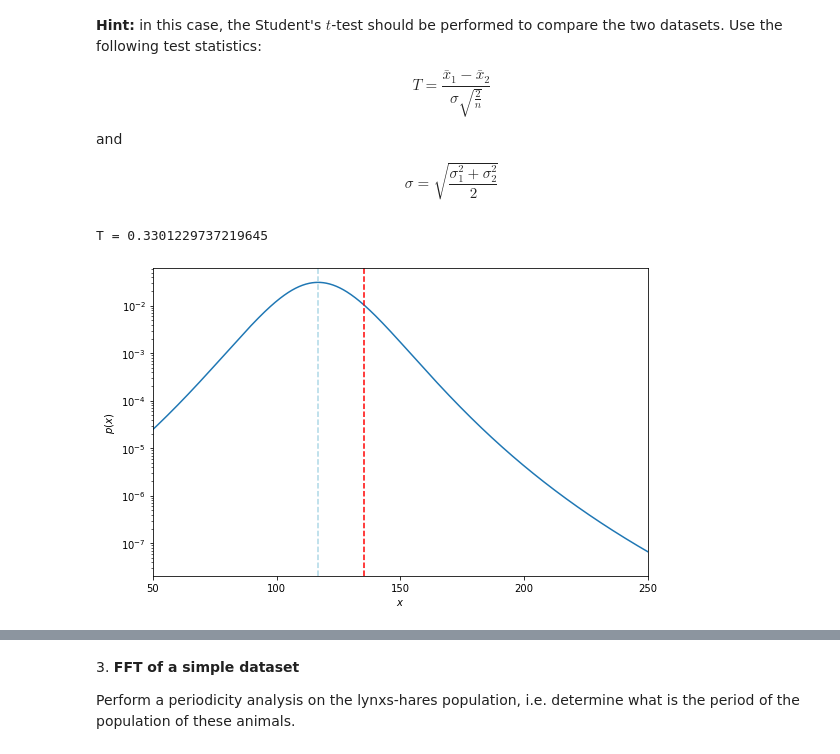
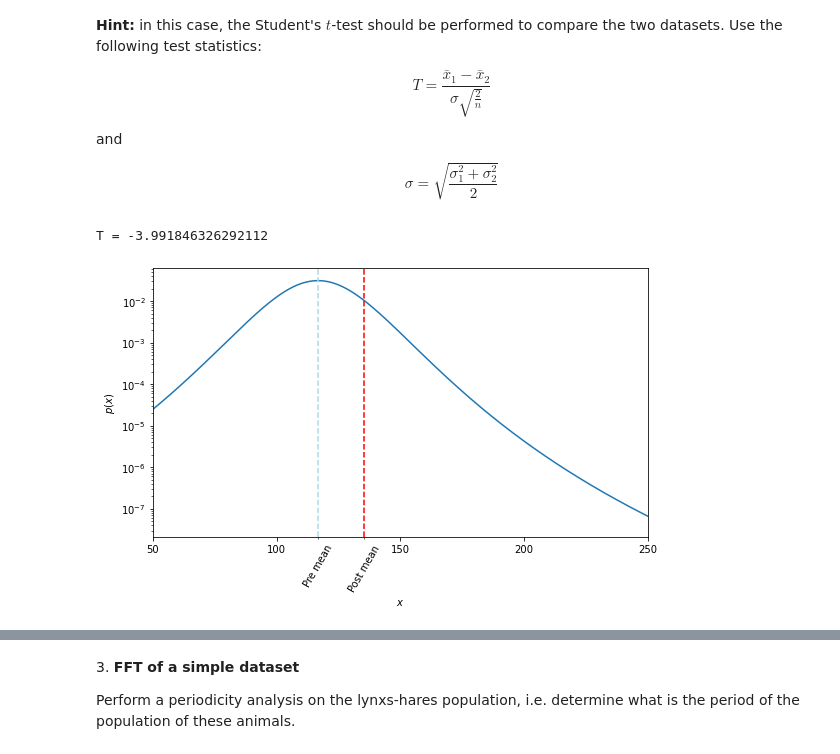
Before and after one commit to tommasoamico/LaboratoryOfComputationalPhysics_Y4, a Jupyter notebook: 09ex_algorithms.ipynb, the cells around one changed output, grey strips where cells are left out. Drawn from its saved outputs; the diff is of its cells as text; code cells hidden in the pictures.

```diff
--- a/09ex_algorithms.ipynb
+++ b/09ex_algorithms.ipynb
@@ -103,29 +103,27 @@ mu = np.mean(pre)
 n = len(post)
 post_mean = np.mean(post) # mean of the sample (which is different from mu)
 w = mu - post_mean
-sigma = np.sqrt(((np.var(post, ddof=1))**2+(np.var(pre, ddof=1))**2)/2)
+sigma = np.sqrt((np.std(pre)**2 +np.std(post)**2)/2)
 # calculate the test statistics
-T = (post_mean - mu) / (sigma * np.sqrt(2/n))
+T = (mu - np.mean(post))/(sigma*np.sqrt(2/n))
 print("T =", T)
 # %% [output]
-T = 0.3301229737219645
+T = -3.991846326292112
 # %%
 fig, ax = plt.subplots(nrows= 1, ncols=1, figsize=(8, 5))
 x = np.linspace(mu - post_mean - 5, post_mean + mu + 5, 1000)
-#x = np.linspace(mu - mu_-5, mu_ + mu+5, 1000)
-#y = stats.t.pdf(x, loc=pre.mean(), scale=pre.std() / np.sqrt(len(pre)), df=len(pre) - 1)
-#y = stats.t.pdf(x, loc=pre.mean(), scale=pre.std() / np.sqrt(len(pre)), df=len(pre) - 1)
 y = stats.t.pdf(x, loc=mu, scale=(np.std(post, ddof=1)), df=n - 1)
 ax.plot(x, y)
 ax.axvline(post_mean, linestyle='--', color='red')
 ax.axvline(mu, linestyle='--', color='lightblue')
 ax.set_xticks(np.linspace(50, 250, 5))
+ax.set_xticks([mu, post_mean], labels=['Pre mean', 'Post mean'], minor=True, rotation=60)
 ax.set_xlim([50,250])
 ax.set_ylabel("$p(x)$")
 ax.set_xlabel("$x$")
 ax.set_yscale("log")
 
 fig.tight_layout()
 # note that this is NOT a plot of the test statistics! This is a plot of the measurements
 # %% [output]
-[figure, old version]
+[figure, new version]
```
Also changed, not shown: parts of 4 cells of this notebook, 2 other files.
